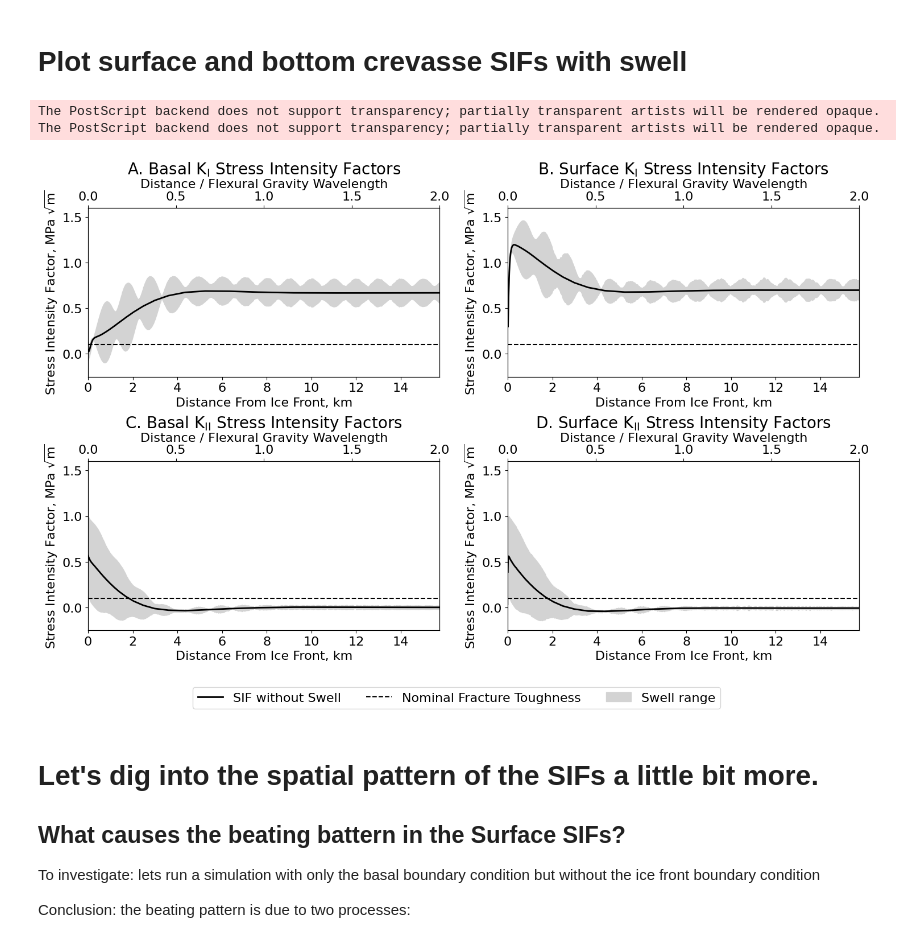
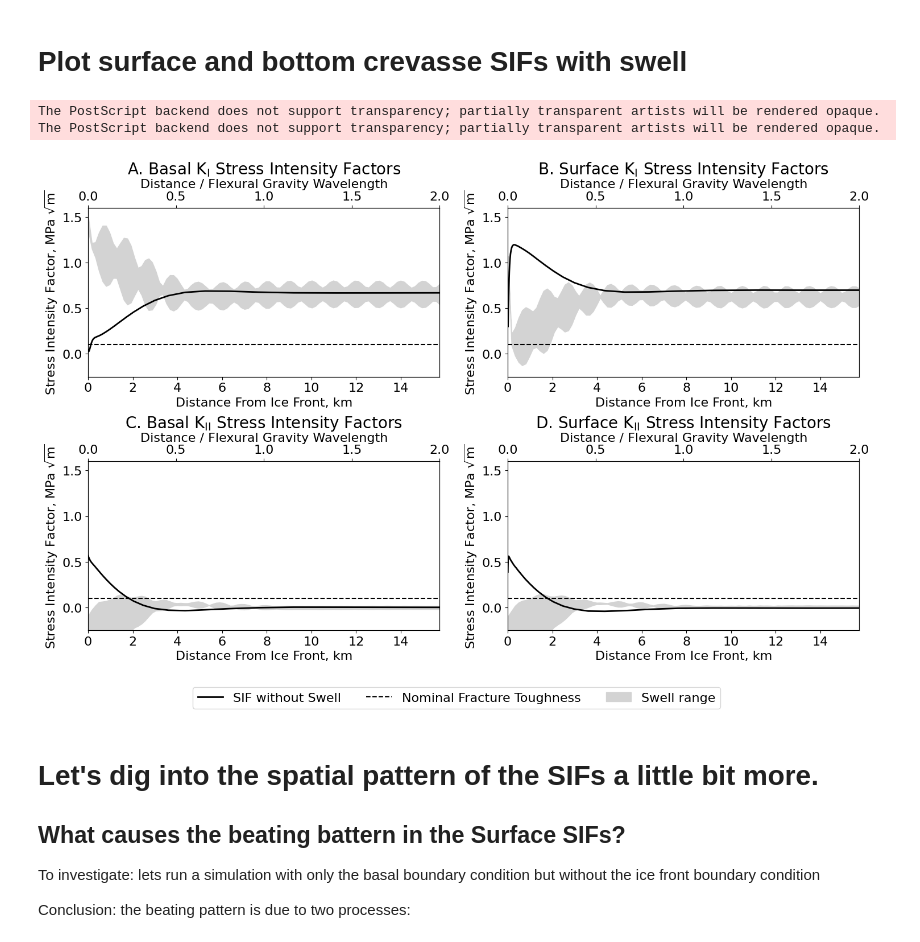
Before and after one commit to bradlipovsky/crevasserator, a Jupyter notebook: crevasse-model-parameter-space.ipynb, the cells around one changed output. Saved outputs shown, nothing was run; the diff lists cells and outputs as text; code cells hidden in the pictures.

```diff
--- a/crevasse-model-parameter-space.ipynb
+++ b/crevasse-model-parameter-space.ipynb
@@ -154,7 +154,8 @@ The PostScript backend does not support transparency; partially transparent arti
 # %% [markdown]
 # Plot surface and bottom crevasse SIFs with swell
 # %%
-def make_spatial_figure(output_min,output_max,Lcs_swell,save=False):
+def make_spatial_figure(output_min,output_max,Lcs_swell,
+                        save=False,draw_analytical=True,ylim=[-0.25,1.6]):
     labels=('Basal $K_I$','Surface $K_{I}$','Basal $K_{II}$','Surface $K_{II}$')
     letters=('A. ', 'B. ', 'C. ','D. ')
 
@@ -181,7 +182,7 @@ def make_spatial_figure(output_min,output_max,Lcs_swell,save=False):
         this_ax.plot((0,20),(0.1,0.1),'--',label='Nominal Fracture Toughness of Ice',color='k')
 
         this_ax.set_xlim([0e3,flexural_gravity_wavelength*2/1e3])
-        this_ax.set_ylim([-0.25,1.6])
+        this_ax.set_ylim(ylim)
 
         this_ax.set_ylabel('Stress Intensity Factor, MPa $\sqrt{m}$', fontsize=16)
         this_ax.set_xlabel('Distance From Ice Front, km', fontsize=16)
@@ -192,9 +193,7 @@ def make_spatial_figure(output_min,output_max,Lcs_swell,save=False):
         axes2.set_xticks([0,0.5,1,1.5,2])
         axes2.set_xlabel('Distance / Flexural Gravity Wavelength', fontsize=16)
         axes2.grid(False)
-        # Plot the phase of maximum amplitude:
-    #     ax2 = this_ax.twinx()
-    #     ax2.plot(Lcs_swell,np.unwrap(np.array(output[i])[:,0]),'.r')
+
     fig.tight_layout()
     fig.legend(['SIF without Swell', 'Nominal Fracture Toughness', 'Swell range'],loc='lower center',ncol=3)
     fig.subplots_adjust(bottom=0.15)
@@ -203,24 +202,22 @@ def make_spatial_figure(output_min,output_max,Lcs_swell,save=False):
 # %%
 # The code to calculate swell sifs has been moved to run_crevasse_simulations.py
 
-with open('swell-sifs-med-res-linear.pkl', 'rb') as f:
+with open('swell-sifs-min.pkl', 'rb') as f:
     output_min = pickle.load(f)
 
-with open('swell-sifs-med-res-linear-max.pkl', 'rb') as f:
+with open('swell-sifs-max.pkl', 'rb') as f:
     output_max = pickle.load(f)
 
-with open('swell-sifs-med-res-linear-bottom-only.pkl', 'rb') as f:
-    output_bottom_only = pickle.load(f)
+# with open('swell-sifs-med-res-linear-bottom-only.pkl', 'rb') as f:
+#     output_bottom_only = pickle.load(f)
 
-# Lcs_swell = np.linspace(10,2*flexural_gravity_wavelength,10000)
-Lcs_swell = np.linspace(10,2*flexural_gravity_wavelength,1000)
-# Lcs_swell = np.linspace(10,2*flexural_gravity_wavelength,100)
+Lcs_swell = np.linspace(10,2*flexural_gravity_wavelength,100)
 
 make_spatial_figure(output_min,output_max,Lcs_swell,save=True)
 # %% [output]
 The PostScript backend does not support transparency; partially transparent artists will be rendered opaque.
 The PostScript backend does not support transparency; partially transparent artists will be rendered opaque.
-[figure, old version]
+[figure, new version]
 # %% [markdown]
 # Let's dig into the spatial pattern of the SIFs a little bit more.
 ##  What causes the beating battern in the Surface SIFs?
```
Also changed, not shown: parts of 6 cells of this notebook, 2 other files.
